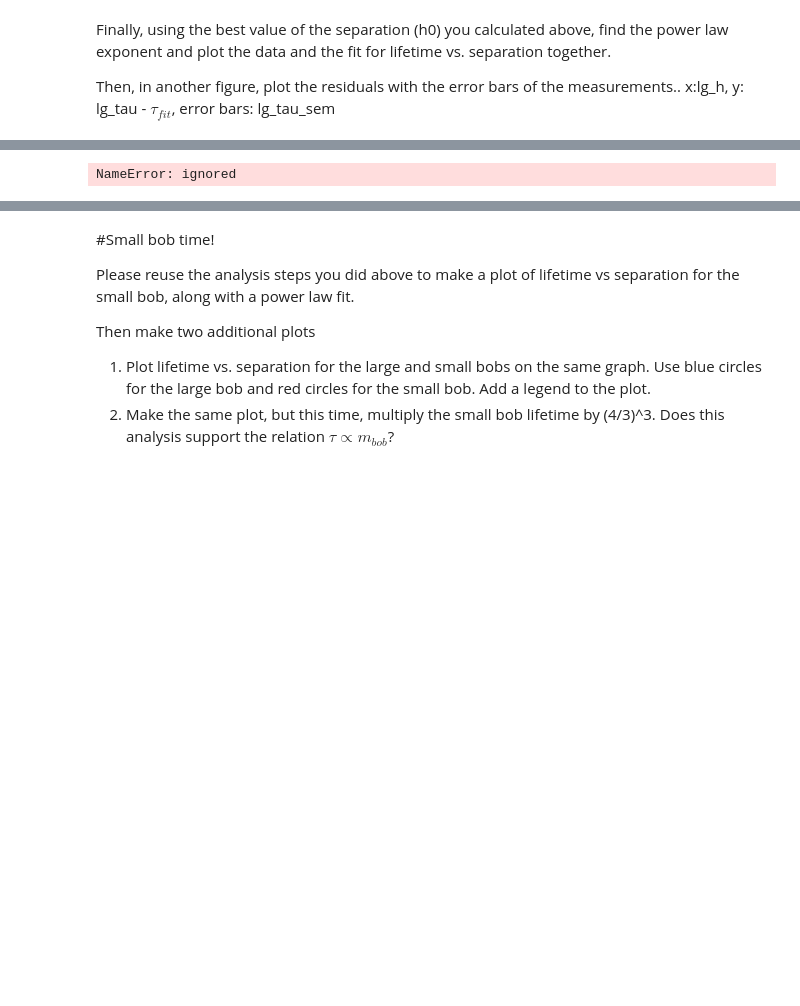
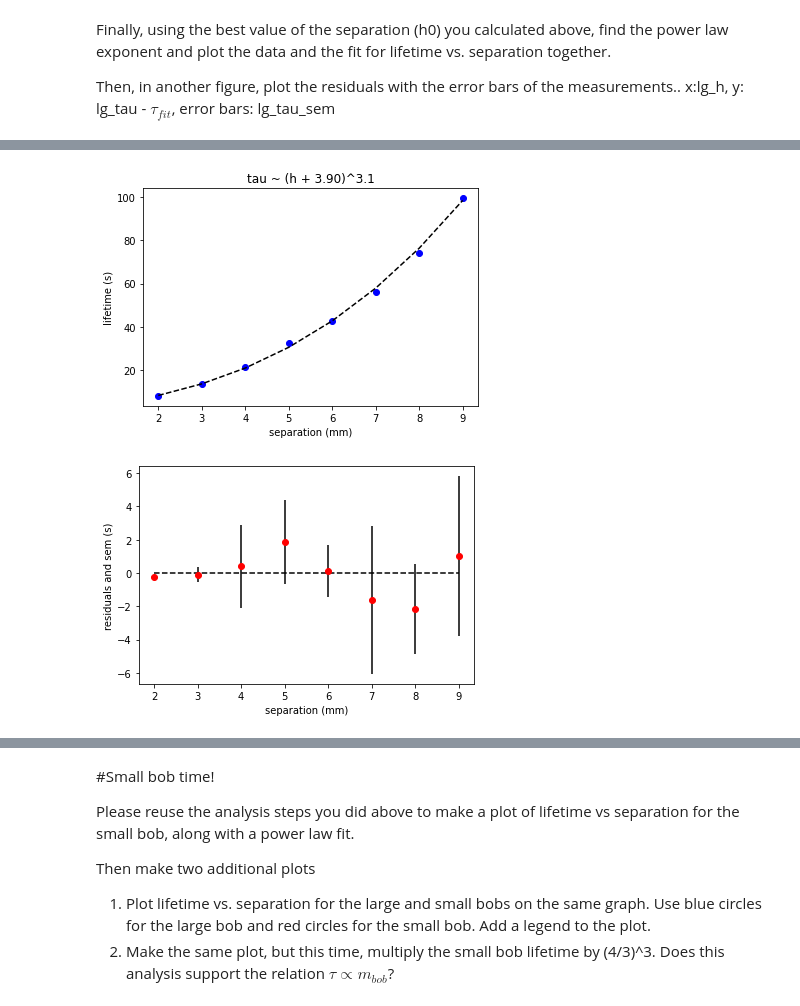
Before and after one commit to NYUExperimentalPhysics1-2021/labanalysis2-Theoa1, a Jupyter notebook: Copy_of_LabAnalysis2.ipynb, the cells around one changed output, grey strips where cells are left out. Drawn from its saved outputs; the diff is of its cells as text; code cells hidden in the pictures; blank space fills up the shorter version.

```diff
--- a/Copy_of_LabAnalysis2.ipynb
+++ b/Copy_of_LabAnalysis2.ipynb
@@ -511,24 +502,27 @@ h0
 # %%
-x = np.log(np.array(lg_h) + hmin)
+x = np.log(np.array(lg_h) + h0)
 y = np.log(lg_tau)
 
-m,b,yfit = (m*b) + yfit#CODE 24: fit to a line y = mx + b
+m,b,yfit = fitLine(x,y)#CODE 24: fit to a line y = mx + b
 lg_taufit = np.exp(yfit)
 
 #CODE 25: plot lg_tau vs. lg_h with blue circles and lg_taufit vs lg_h with a black dashed line
 plt.plot(lg_h, lg_tau,  'bo', lg_h, np.exp(yfit), 'k--')
 plt.xlabel('separation (mm)')
 plt.ylabel('lifetime (s)')
-plt.title('tau ~ (h + {:.2f})^{:.1f}'.format(hmin, m) );
+plt.title('tau ~ (h + {:.2f})^{:.1f}'.format(h0, m) );
 
 plt.figure()
+plt.errorbar(lg_h, (lg_tau-lg_taufit), yerr=lg_tau_sem,fmt='ro', label="data",
+              ecolor='black')
 #CODE 26: error bar plot of lg_tau-lg_taufit vs. lg_h, yerr = lg_tau_sem
 plt.xlabel('separation (mm)')
 plt.ylabel('residuals and sem (s)')
 
 #Add a black dashed line across the x-axis by plotting lg_h*0 vs lg_h.
 plt.plot(lg_h, lg_h*0, 'k--');
 # %% [output]
-NameError: ignored
+[figure, added]
+[figure, added]
 # %%
 hmin
```
Also changed, not shown: parts of 5 cells of this notebook.
